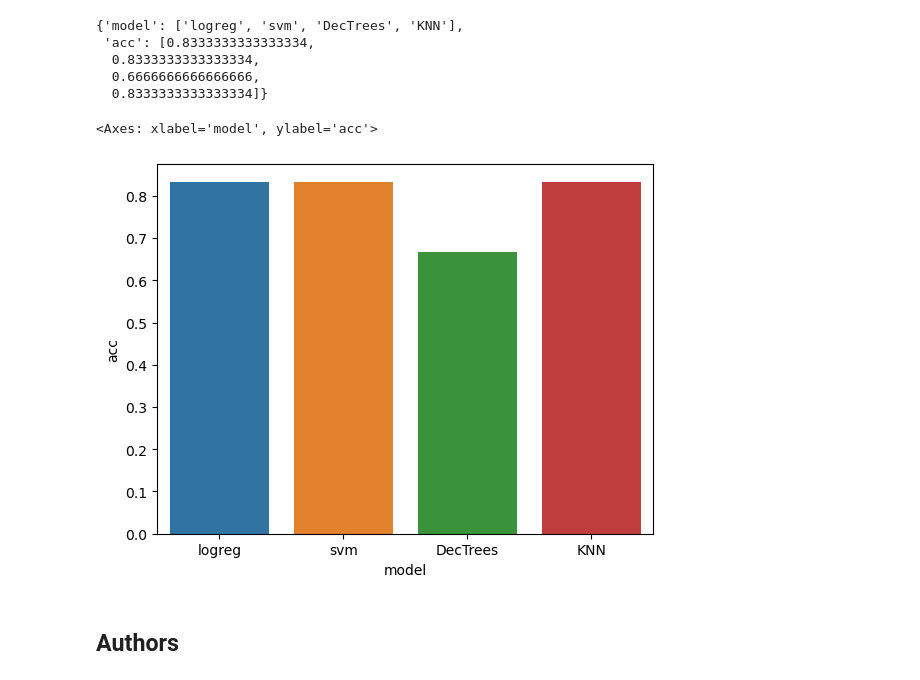
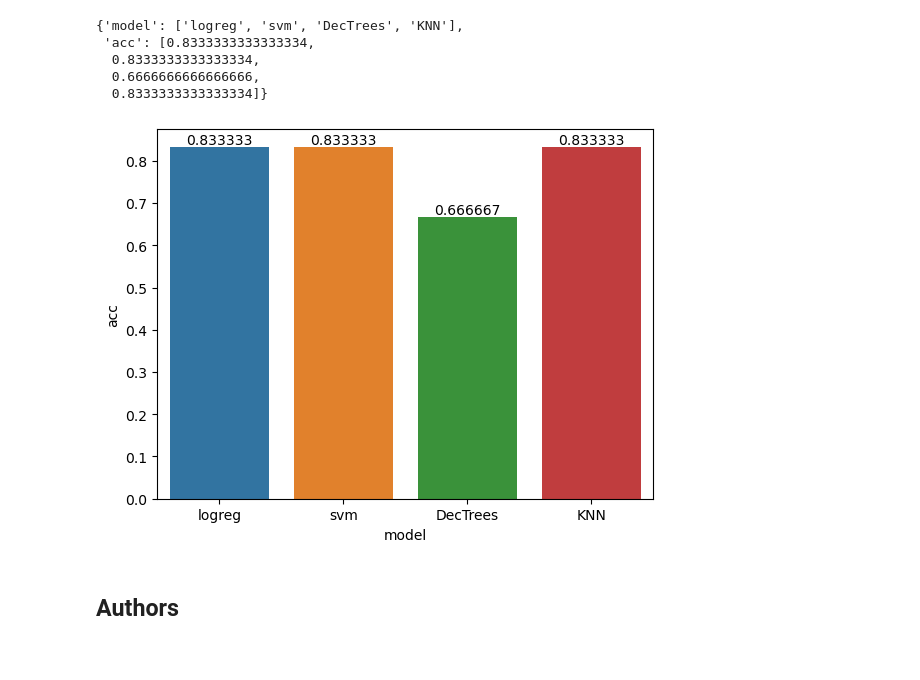
Before and after one commit to perseu/IBM_ML_Capstone_Project, a Jupyter notebook: SpaceX_Machine_Learning_Prediction_Part_5.jupyterlite.ipynb, the cells around one changed output. Cells and saved outputs as stored; diff of their text form; code cells hidden in the pictures.

```diff
--- a/SpaceX_Machine_Learning_Prediction_Part_5.jupyterlite.ipynb
+++ b/SpaceX_Machine_Learning_Prediction_Part_5.jupyterlite.ipynb
@@ -388,10 +410,11 @@ accu_data
 # %%
 df = pd.DataFrame(accu_data)
 # %%
-sns.barplot(df, x='model', y='acc')
+ax = sns.barplot(df, x='model', y='acc')
+ax.bar_label(ax.containers[0], fontsize=10)
+plt.show()
 # %% [output]
-<Axes: xlabel='model', ylabel='acc'>
-[figure, old version]
+[figure, new version]
 # %% [markdown]
 ## Authors
 # %% [markdown]
```
Also changed, not shown: parts of 7 cells of this notebook.
